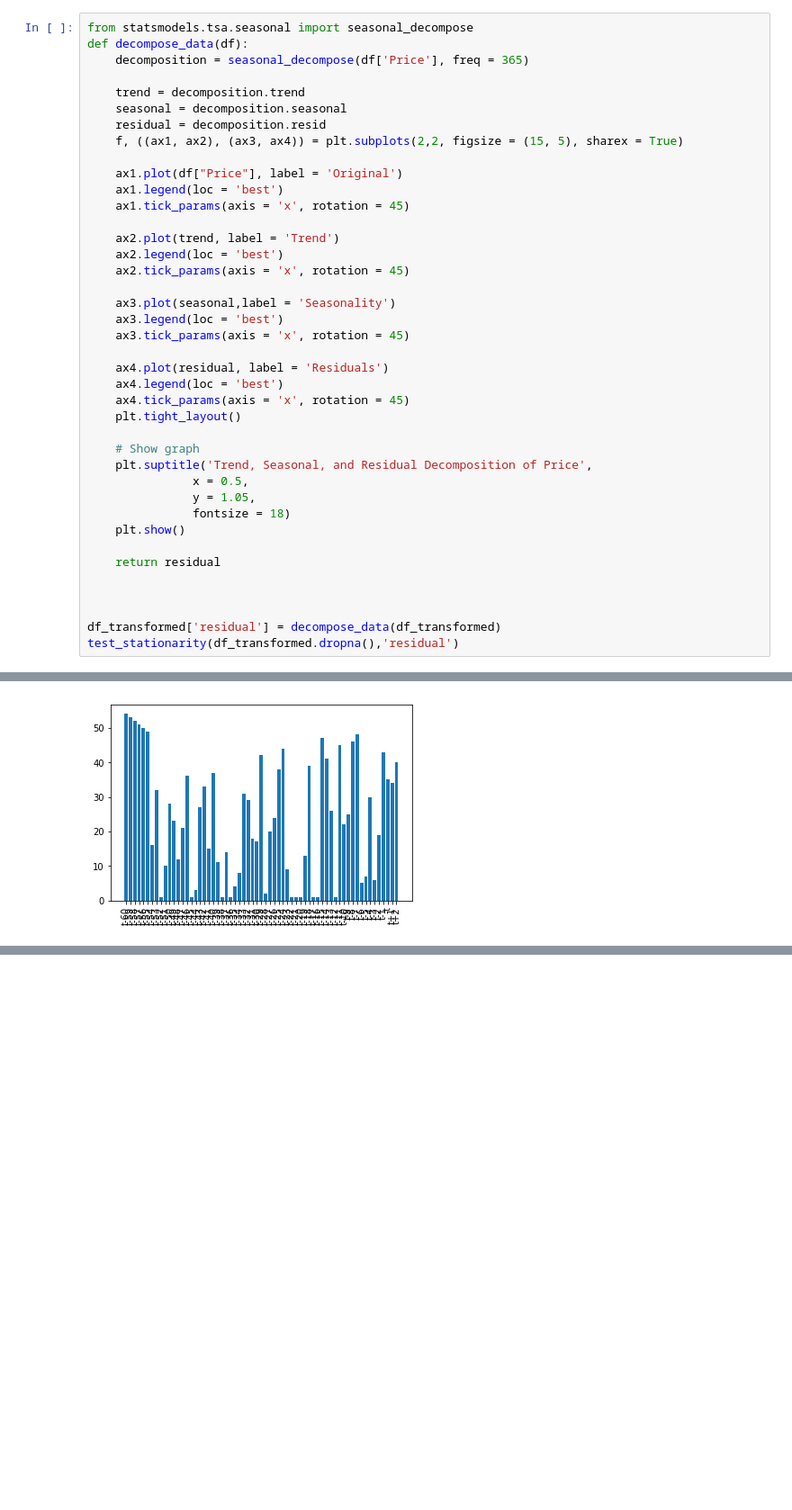
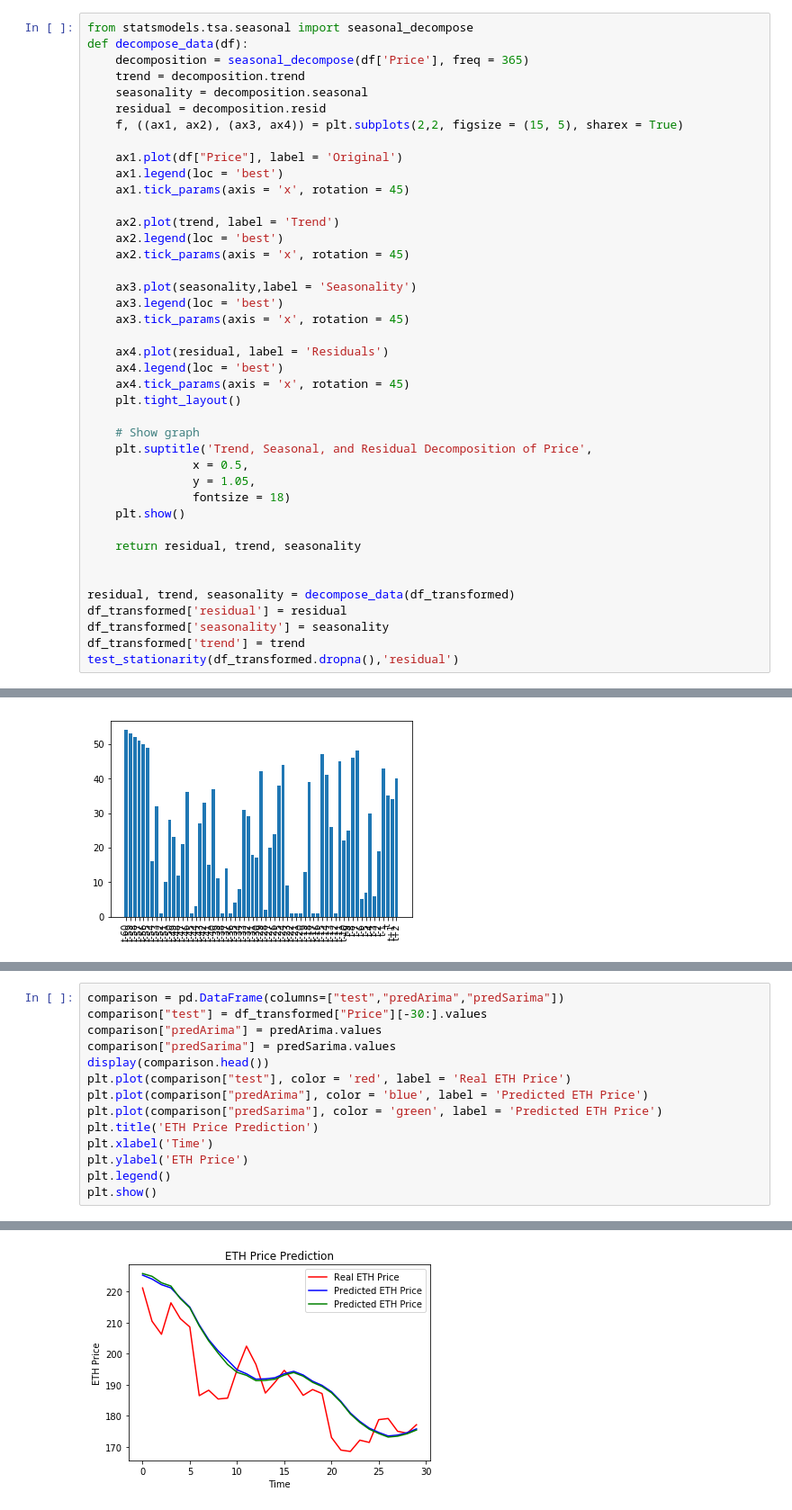
Before and after one commit to y4m4rx/appliedDataScienceProject, a Jupyter notebook: sezi/Combine.ipynb, the cells around one changed output, grey strips where cells are left out. Shown at 90% size. Saved outputs shown, nothing was run; the diff lists cells and outputs as text; blank space fills up the shorter version.

```diff
--- a/sezi/Combine.ipynb
+++ b/sezi/Combine.ipynb
@@ -385,9 +385,8 @@ dtype: float64
 from statsmodels.tsa.seasonal import seasonal_decompose
 def decompose_data(df):
     decomposition = seasonal_decompose(df['Price'], freq = 365)
-
     trend = decomposition.trend
-    seasonal = decomposition.seasonal
+    seasonality = decomposition.seasonal
     residual = decomposition.resid
     f, ((ax1, ax2), (ax3, ax4)) = plt.subplots(2,2, figsize = (15, 5), sharex = True)
 
@@ -399,7 +398,7 @@ def decompose_data(df):
     ax2.legend(loc = 'best')
     ax2.tick_params(axis = 'x', rotation = 45)
 
-    ax3.plot(seasonal,label = 'Seasonality')
+    ax3.plot(seasonality,label = 'Seasonality')
     ax3.legend(loc = 'best')
     ax3.tick_params(axis = 'x', rotation = 45)
 
@@ -415,11 +414,13 @@ def decompose_data(df):
                fontsize = 18)
     plt.show()
 
-    return residual
+    return residual, trend, seasonality
 
 
-
-df_transformed['residual'] = decompose_data(df_transformed)
+residual, trend, seasonality = decompose_data(df_transformed)
+df_transformed['residual'] = residual
+df_transformed['seasonality'] = seasonality
+df_transformed['trend'] = trend
 test_stationarity(df_transformed.dropna(),'residual')
 # %% [output]
 [figure]
@@ -541,0 +605,15 @@ t-12
+# %%
+comparison = pd.DataFrame(columns=["test","predArima","predSarima"])
+comparison["test"] = df_transformed["Price"][-30:].values
+comparison["predArima"] = predArima.values
+comparison["predSarima"] = predSarima.values
+display(comparison.head())
+plt.plot(comparison["test"], color = 'red', label = 'Real ETH Price')
+plt.plot(comparison["predArima"], color = 'blue', label = 'Predicted ETH Price')
+plt.plot(comparison["predSarima"], color = 'green', label = 'Predicted ETH Price')
+plt.title('ETH Price Prediction')
+plt.xlabel('Time')
+plt.ylabel('ETH Price')
+plt.legend()
+plt.show()
+# %% [output]
@@ -541,0 +626 @@ t-12
+[figure, added]
```
Also changed, not shown: parts of 8 cells of this notebook.
